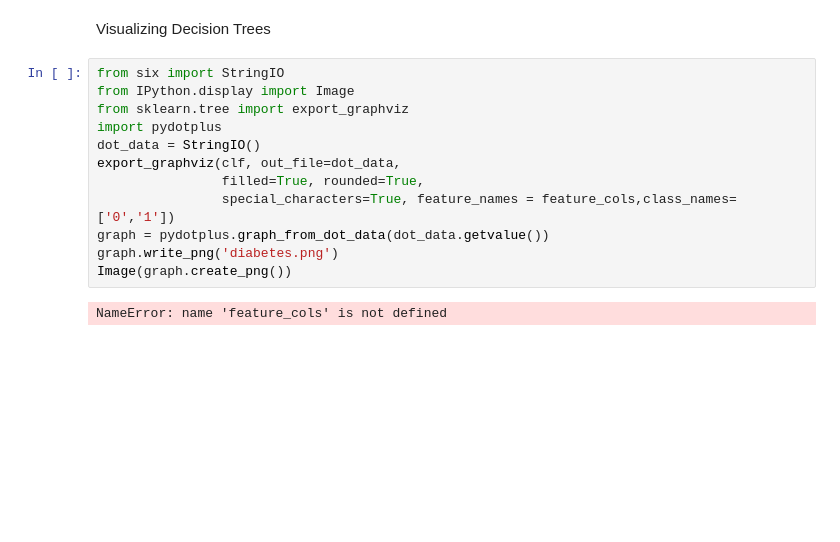
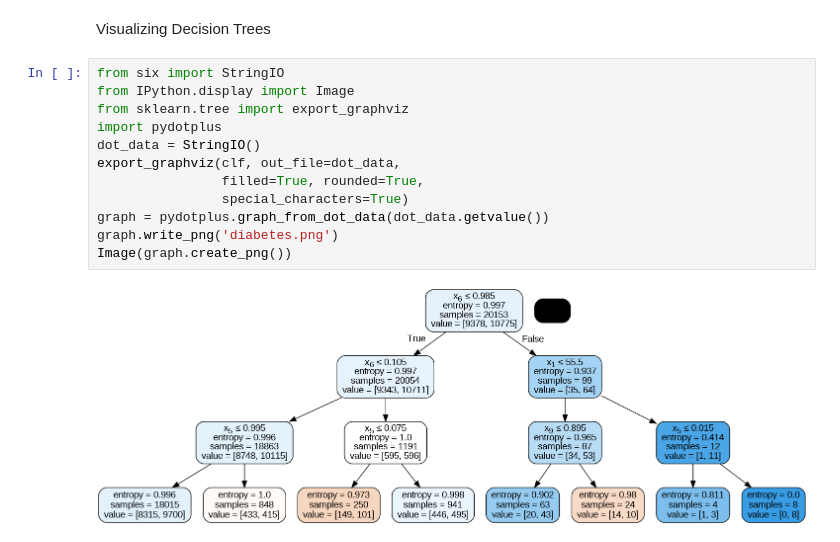
Before and after one commit to barath-sk17/IntrusionDetection, a Jupyter notebook: Detection.ipynb, the cells around one changed output. Drawn from its saved outputs; the diff is of its cells as text; blank space fills up the shorter version.

```diff
--- a/Detection.ipynb
+++ b/Detection.ipynb
@@ -559,14 +559,14 @@ Visualizing Decision Trees
 # %%
 from six import StringIO
 from IPython.display import Image
 from sklearn.tree import export_graphviz
 import pydotplus
 dot_data = StringIO()
 export_graphviz(clf, out_file=dot_data,
                 filled=True, rounded=True,
-                special_characters=True, feature_names = feature_cols,class_names=['0','1'])
+                special_characters=True)
 graph = pydotplus.graph_from_dot_data(dot_data.getvalue())
 graph.write_png('diabetes.png')
 Image(graph.create_png())
 # %% [output]
-NameError: name 'feature_cols' is not defined
+[figure, added]
```
Also changed, not shown: parts of 3 cells of this notebook.
